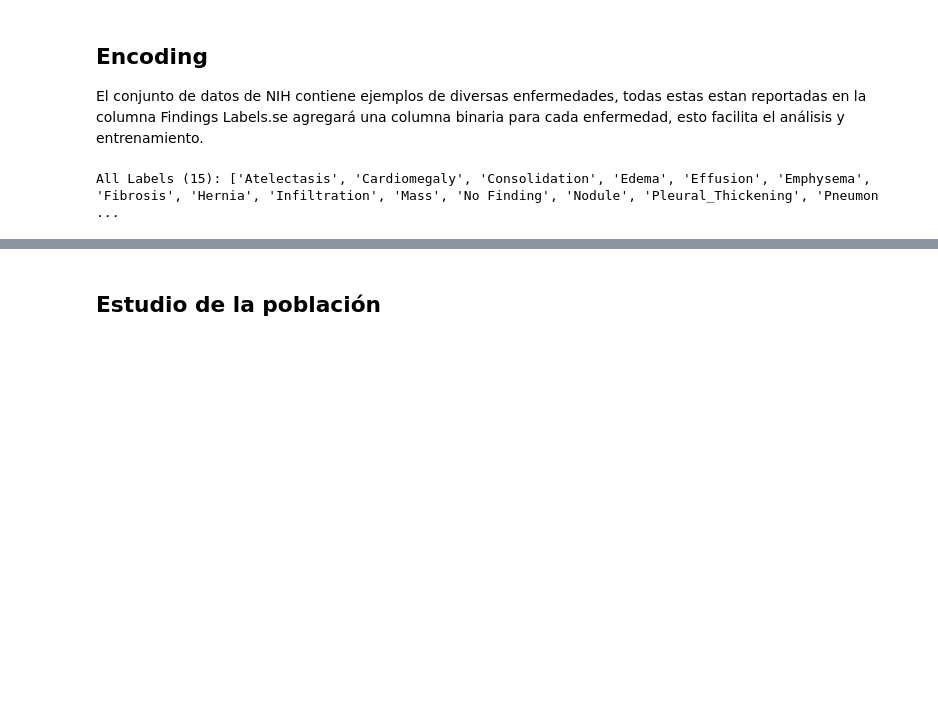
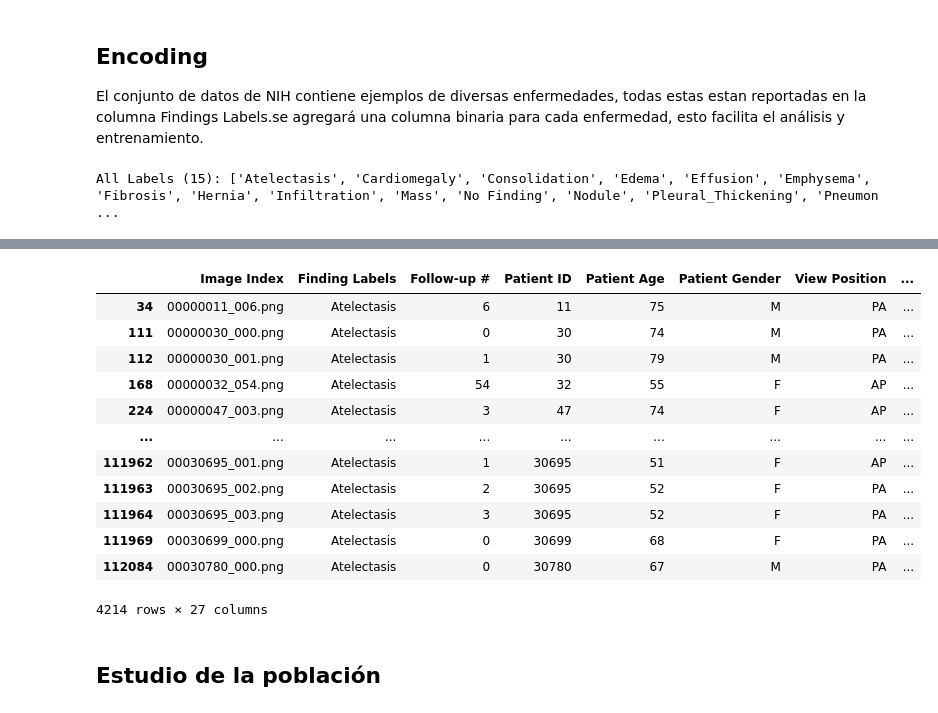
Before and after one commit to Giovita/xray-exam-diagnosis-cnn, a Jupyter notebook: notebooks/tiago_restrepo/1.analisis_procesamiento.ipynb, the cells around one changed output, grey strips where cells are left out. Drawn from its saved outputs; the diff is of its cells as text; code cells hidden in the pictures; blank space fills up the shorter version.

```diff
--- a/notebooks/tiago_restrepo/1.analisis_procesamiento.ipynb
+++ b/notebooks/tiago_restrepo/1.analisis_procesamiento.ipynb
@@ -170,3 +170,19 @@ xray_df.sample(3)
+# %%
+xray_df[xray_df['Finding Labels'] == 'Atelectasis']
+# %% [output]
+|  | Image Index | Finding Labels | Follow-up # | Patient ID | Patient Age | Patient Gender | View Position | ... |
+| 34 | 00000011_006.png | Atelectasis | 6 | 11 | 75 | M | PA | ... |
+| 111 | 00000030_000.png | Atelectasis | 0 | 30 | 74 | M | PA | ... |
+| 112 | 00000030_001.png | Atelectasis | 1 | 30 | 79 | M | PA | ... |
+| 168 | 00000032_054.png | Atelectasis | 54 | 32 | 55 | F | AP | ... |
+| 224 | 00000047_003.png | Atelectasis | 3 | 47 | 74 | F | AP | ... |
+| ... | ... | ... | ... | ... | ... | ... | ... | ... |
+| 111962 | 00030695_001.png | Atelectasis | 1 | 30695 | 51 | F | AP | ... |
+| 111963 | 00030695_002.png | Atelectasis | 2 | 30695 | 52 | F | PA | ... |
+| 111964 | 00030695_003.png | Atelectasis | 3 | 30695 | 52 | F | PA | ... |
+| 111969 | 00030699_000.png | Atelectasis | 0 | 30699 | 68 | F | PA | ... |
+| 112084 | 00030780_000.png | Atelectasis | 0 | 30780 | 67 | M | PA | ... |
+4214 rows × 27 columns
 # %% [markdown]
 ## Estudio de la población
 # %% [markdown]
```
Also changed, not shown: parts of 3 cells of this notebook, 6 other files.
